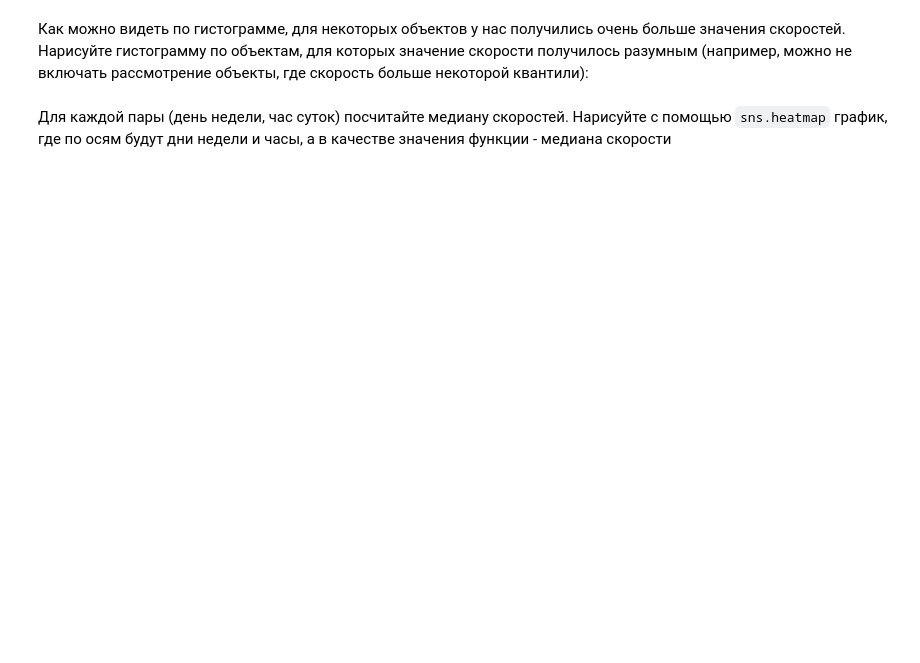
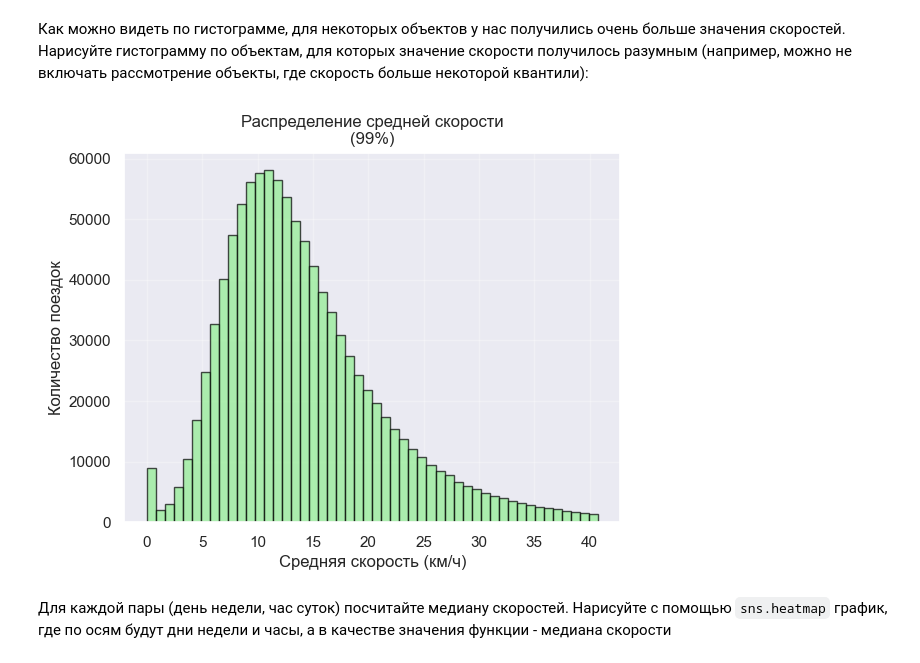
Before and after one commit to kuskas112/Labs, a Jupyter notebook: Машинное обучение/lab2/LR2_eda_linregr.ipynb, the cells around one changed output. Cells and saved outputs as stored; diff of their text form; code cells hidden in the pictures; blank space fills up the shorter version.

```diff
--- a/Машинное обучение/lab2/LR2_eda_linregr.ipynb
+++ b/Машинное обучение/lab2/LR2_eda_linregr.ipynb
@@ -351,2 +515,16 @@ Map(center=[np.float64(40.74889477920532), np.float64(-73.97374298858642)], cont
+# %%
+#╰( ͡° ͜ʖ ͡° )つ──☆*:・ﾟ
+upper_quantile = train_data['speed_kmh'].quantile(0.99)
+reasonable_speeds = train_data['speed_kmh'][
+    (train_data['speed_kmh'] <= upper_quantile)
+]
+plt.hist(reasonable_speeds, bins=50, alpha=0.7, edgecolor='black', color='lightgreen')
+plt.xlabel('Средняя скорость (км/ч)')
+plt.ylabel('Количество поездок')
+plt.title('Распределение средней скорости\n(99%)')
+plt.grid(True, alpha=0.3)
+plt.show()
+# %% [output]
+[figure, added]
 # %% [markdown]
 Для каждой пары (день недели, час суток) посчитайте медиану скоростей. Нарисуйте с помощью `sns.heatmap` график, где по осям будут дни недели и часы, а в качестве значения функции - медиана скорости
```
Also changed, not shown: parts of 28 cells of this notebook, 2 other files.
